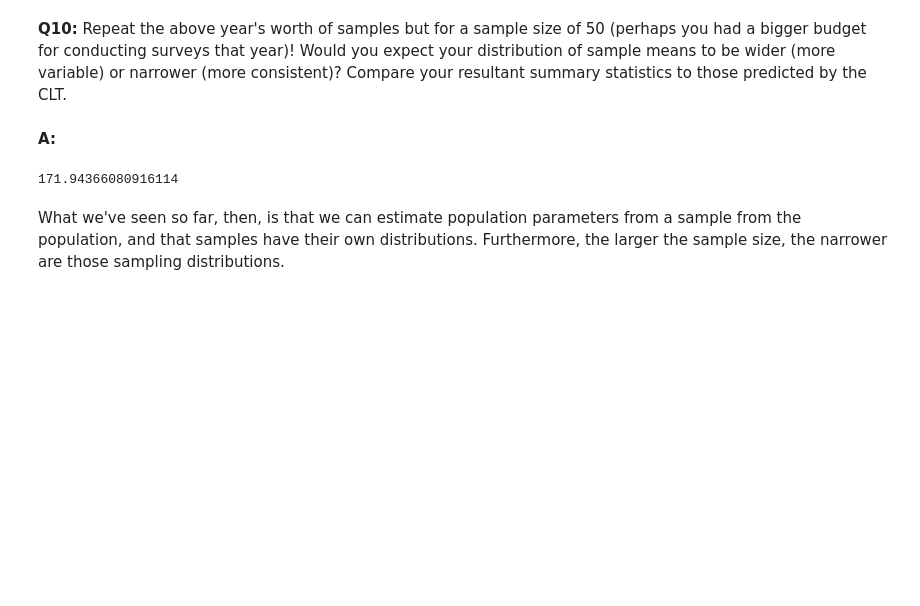
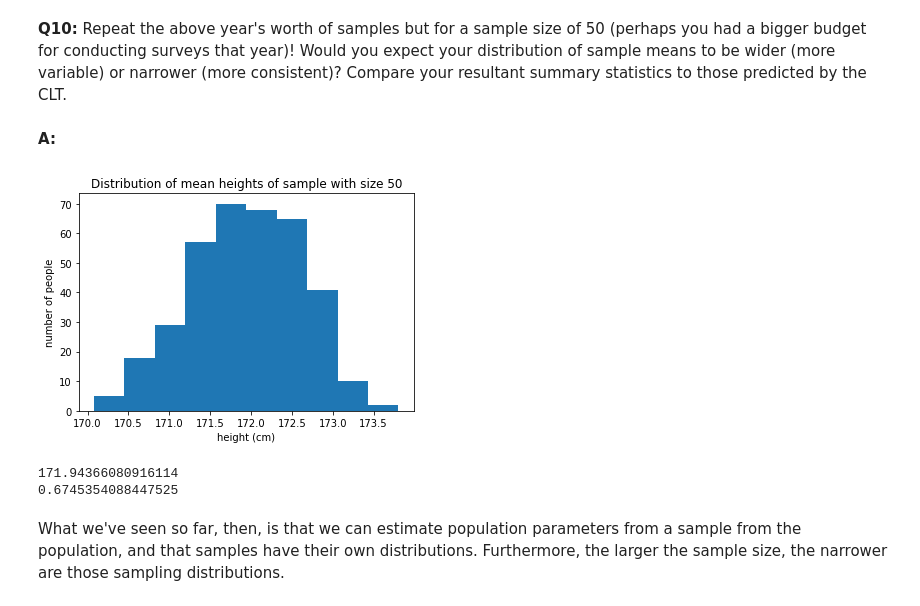
Before and after one commit to esabiniano/SpringBoard, a Jupyter notebook: Frequentist Case Study/Frequentist Inference Case Study - Part A (3).ipynb, the cells around one changed output. Drawn from its saved outputs; the diff is of its cells as text; code cells hidden in the pictures; blank space fills up the shorter version.

```diff
--- a/Frequentist Case Study/Frequentist Inference Case Study - Part A (3).ipynb
+++ b/Frequentist Case Study/Frequentist Inference Case Study - Part A (3).ipynb
@@ -258,10 +264,19 @@ __A:__
 seed(47)
 # calculate daily means from the larger sample size here
 distribution50 = [np.mean(townsfolk_sampler(50)) for i in range(365)]
-# %%
-np.mean(distribution50)
-# %% [output]
-171.94366080916114
+# %%
+_ = plt.hist(distribution50, bins=10)
+_ = plt.xlabel('height (cm)')
+_ = plt.ylabel('number of people')
+_ = plt.title('Distribution of mean heights of sample with size 50')
+# %% [output]
+[figure, added]
+# %%
+print(np.mean(distribution50))
+print(np.std(distribution50, ddof=1))
+# %% [output]
+171.94366080916114
+0.6745354088447525
 # %% [markdown]
 What we've seen so far, then, is that we can estimate population parameters from a sample from the population, and that samples have their own distributions. Furthermore, the larger the sample size, the narrower are those sampling distributions.
 # %% [markdown]
```
Also changed, not shown: parts of 12 cells of this notebook.
